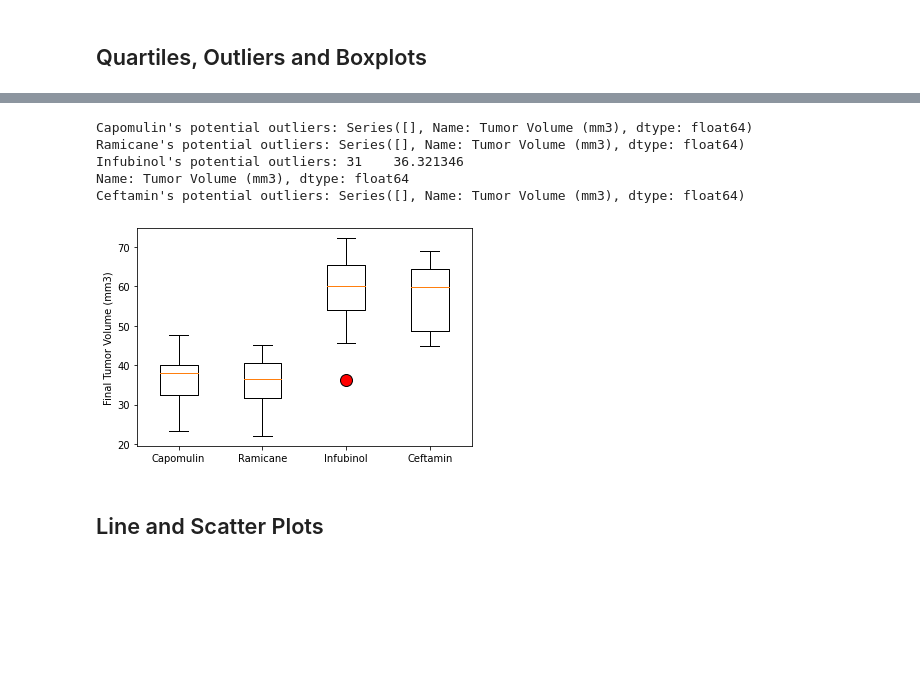
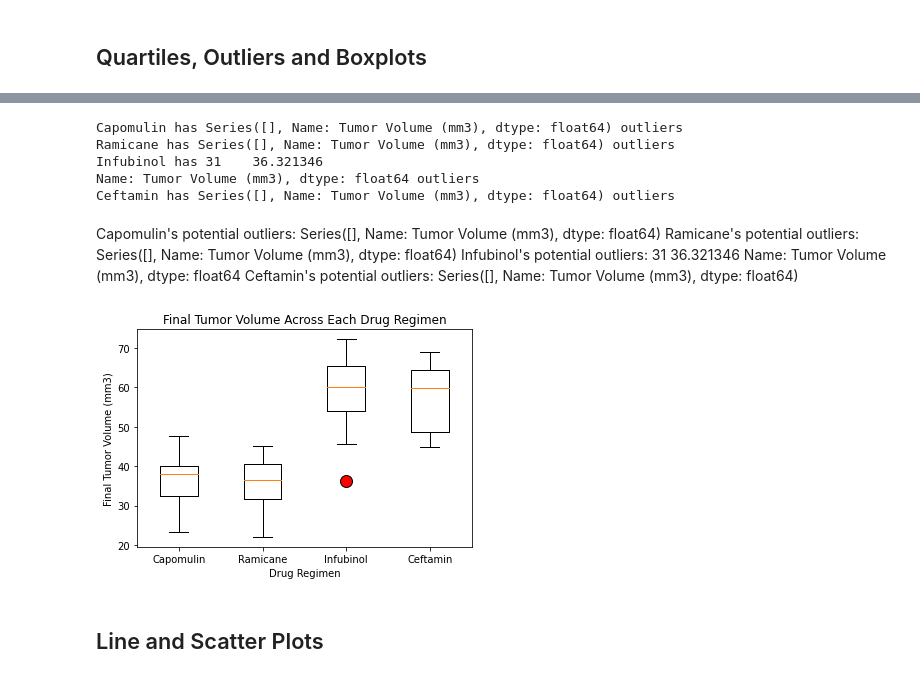
Before and after one commit to tracypoon/Matplotlib_HW, a Jupyter notebook: Pymaceuticals/pymaceuticals_starter.ipynb, the cells around one changed output, grey strips where cells are left out. Saved outputs shown, nothing was run; the diff lists cells and outputs as text; code cells hidden in the pictures; blank space fills up the shorter version.

```diff
--- a/Pymaceuticals/pymaceuticals_starter.ipynb
+++ b/Pymaceuticals/pymaceuticals_starter.ipynb
@@ -84,5 +57,8 @@ array(['g989'], dtype=object)
 # %%
 # Create a clean DataFrame by dropping the duplicate mouse by its ID.
-new_df = merge_df.loc[merge_df["Mouse ID"]!='g989']
-len(new_df["Mouse ID"].unique())
+#new_df = merge_df.loc[merge_df["Mouse ID"]!='g989']
+#len(new_df["Mouse ID"].unique())
+
+clean_df = new_df.drop_duplicates("Mouse ID")
+clean_df
 # %% [output]
@@ -227,2 +209,6 @@ explode = (0.1, 0, 0, 0)
 # %% [markdown]
 ## Quartiles, Outliers and Boxplots
+# %%
+# Calculate the last(greatest) timepoint for each mice
+greatest_timepoint = new_df.groupby(["Mouse ID"])["Timepoint"].max()
+greatest_timepoint
@@ -229,7 +229,4 @@ explode = (0.1, 0, 0, 0)
 # %%
-# Calculate the final tumor volume of each mouse across four of the treatment regimens:
-# Capomulin, Ramicane, Infubinol, and Ceftamin
-
-# Start by getting the last (greatest) timepoint for each mouse
-
 # Merge this group df with the original dataframe to get the tumor volume at the last timepoint
+merge_df2 = pd.merge(greatest_timepoint, merge_df, on=["Mouse ID", "Timepoint"], how="left")
+merge_df2
@@ -242,22 +253,47 @@ tumor_vol_list = []
 
 # Calculate the IQR and quantitatively determine if there are any potential outliers.
 for drug in treatment_list:
+    drug_list = merge_df2.loc[merge_df2["Drug Regimen"]==drug , "Tumor Volume (mm3)"]
 
-    # Locate the rows which contain mice on each drug and get the tumor volumes
+     # add subset
+    tumor_vol_list.append(drug_list)
 
-    # add subset
+    quartiles = drug_list.quantile([.25,.5,.75])
+    lowerq = quartiles[0.25]
+    upperq = quartiles[0.75]
+    iqr = upperq-lowerq
+
 
     # Determine outliers using upper and lower bounds
+    lower_bound = lowerq - (1.5*iqr)
+    upper_bound = upperq + (1.5*iqr)
+
+
+    Outliers = drug_list.loc[(drug_list<lower_bound) | (drug_list>upper_bound)]
+    print(f"{drug} has {Outliers} outliers")
 # %% [output]
-Capomulin's potential outliers: Series([], Name: Tumor Volume (mm3), dtype: float64)
-Ramicane's potential outliers: Series([], Name: Tumor Volume (mm3), dtype: float64)
-Infubinol's potential outliers: 31    36.321346
-Name: Tumor Volume (mm3), dtype: float64
-Ceftamin's potential outliers: Series([], Name: Tumor Volume (mm3), dtype: float64)
+Capomulin has Series([], Name: Tumor Volume (mm3), dtype: float64) outliers
+Ramicane has Series([], Name: Tumor Volume (mm3), dtype: float64) outliers
+Infubinol has 31    36.321346
+Name: Tumor Volume (mm3), dtype: float64 outliers
+Ceftamin has Series([], Name: Tumor Volume (mm3), dtype: float64) outliers
+# %% [markdown]
+Capomulin's potential outliers: Series([], Name: Tumor Volume (mm3), dtype: float64)
+Ramicane's potential outliers: Series([], Name: Tumor Volume (mm3), dtype: float64)
+Infubinol's potential outliers: 31    36.321346
+Name: Tumor Volume (mm3), dtype: float64
+Ceftamin's potential outliers: Series([], Name: Tumor Volume (mm3), dtype: float64)
 # %%
 # Generate a box plot of the final tumor volume of each mouse across four regimens of interest
+fig1, ax1 = plt.subplots()
+plt.title("Final Tumor Volume Across Each Drug Regimen")
+ax1.set_xlabel("Drug Regimen")
+ax1.set_ylabel("Final Tumor Volume (mm3)")
+
+ax1.boxplot(tumor_vol_list, labels=treatment_list, flierprops=dict(marker='o', markerfacecolor='r', markersize=12))
+plt.show()
 # %% [output]
-[figure, old version]
+[figure, new version]
 # %% [markdown]
 ## Line and Scatter Plots
 # %%
```
Also changed, not shown: parts of 43 cells of this notebook.
